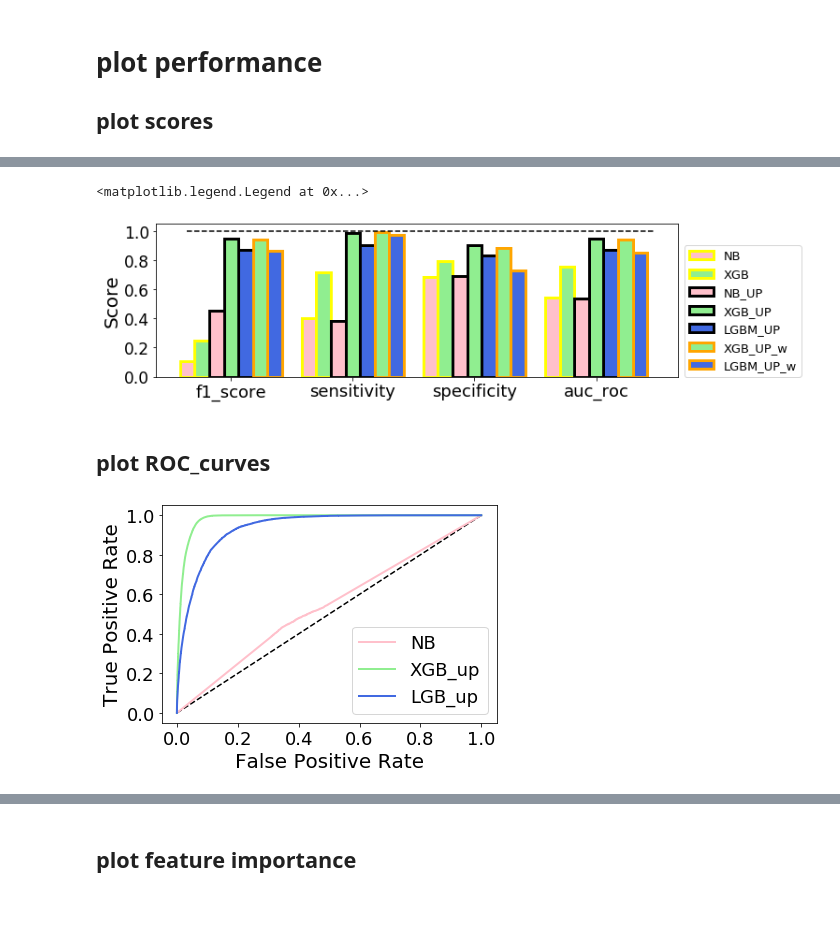
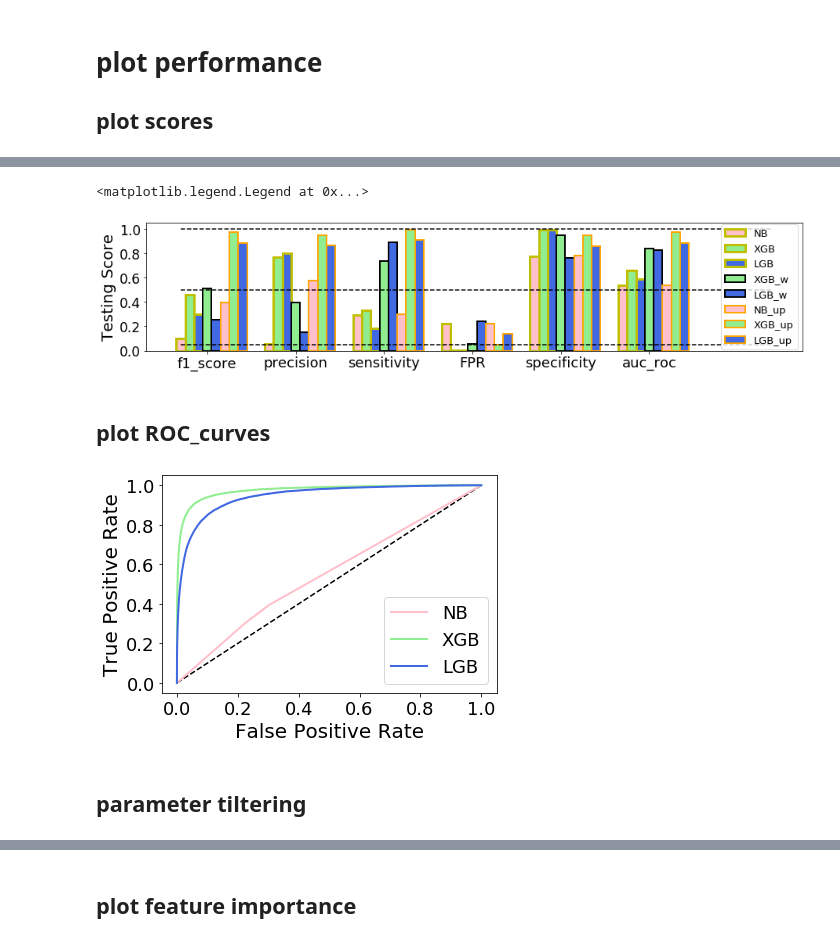
Before and after one commit to Shunling/Insight_HealthDataScience, a Jupyter notebook: Projects/P3/Add_Diagnosis.ipynb, the cells around one changed output, grey strips where cells are left out. Cells and saved outputs as stored; diff of their text form; code cells hidden in the pictures; blank space fills up the shorter version.

Commit message:
add model tiltering

```diff
--- a/Projects/P3/Add_Diagnosis.ipynb
+++ b/Projects/P3/Add_Diagnosis.ipynb
@@ -398,23 +479,39 @@ models_lgb_utt_w, scores_lgb_utt_w = cv(Xuptrain,yuptrain,model_lgb_w)
+# %%
+nb = [scores_nb[k][0] for k in scores_nb]
+xgb = [scores_xgb[k][0] for k in scores_xgb]
+lgb = [scores_lgb[k][0] for k in scores_lgb]
+
+xgb_w = [scores_xgb_w[k][0] for k in scores_xgb_w]
+lgb_w = [scores_lgb_w[k][0] for k in scores_lgb_w]
+
+nb_utt = [scores_nb_utt[k][0] for k in scores_nb_utt]
+xgb_utt = [scores_xgb_utt[k][0] for k in scores_xgb_utt]
+lgb_utt = [scores_lgb_utt[k][0] for k in scores_lgb_utt]
 # %%
-fig = plt.figure(figsize=(10,3))
-w = 0.12
-x = np.array([0,1,2,3])
+fig = plt.figure(figsize=(15,3))
+w = 0.1
+x = np.array([0,1,2,3,4,5])
 
-plt.bar(x,nb, label = 'NB',color = 'pink',width=w, edgecolor = 'yellow',linewidth=3)
-plt.bar(x+w, xgb, label = 'XGB',color = 'lightgreen',width=w,edgecolor = 'yellow',linewidth=3)
-plt.bar(x+2*w, nb_up, label = 'NB_UP',color = 'pink',width=w,edgecolor = 'black',linewidth=3)
-plt.bar(x+3*w, xgb_up,label = 'XGB_UP',color='lightgreen',width=w,edgecolor = 'black',linewidth=3)
-plt.bar(x+4*w, lgb_up,label = 'LGBM_UP',color='royalblue',width=w,edgecolor = 'black',linewidth=3)
-plt.bar(x+5*w, xgb_up_w,label = 'XGB_UP_w',color='lightgreen',width=w,edgecolor = 'orange',linewidth=3)
-plt.bar(x+6*w, lgb_up_w,label = 'LGBM_UP_w',color='royalblue',width=w,edgecolor = 'orange',linewidth=3)
-plt.hlines(1,0,3+7*w,linestyles='dashed')
-plt.xticks(x+3*w,['f1_score','sensitivity','specificity','auc_roc'],fontsize=18)
+plt.bar(x,nb, label = 'NB',color = 'pink',width=w, edgecolor = 'y',linewidth=3)
+plt.bar(x+w, xgb, label = 'XGB',color = 'lightgreen',width=w,edgecolor = 'y',linewidth=3)
+plt.bar(x+2*w, lgb, label = 'LGB',color = 'royalblue',width=w,edgecolor = 'y',linewidth=3)
+
+plt.bar(x+3*w, xgb_w, label = 'XGB_w',color = 'lightgreen',width=w,edgecolor = 'black',linewidth=2)
+plt.bar(x+4*w, lgb_w,label = 'LGB_w',color='royalblue',width=w,edgecolor = 'black',linewidth=2)
+
+plt.bar(x+5*w, nb_utt,label = 'NB_up',color='pink',width=w,edgecolor = 'orange',linewidth=2)
+plt.bar(x+6*w, xgb_utt,label = 'XGB_up',color='lightgreen',width=w,edgecolor = 'orange',linewidth=2)
+plt.bar(x+7*w, lgb_utt,label = 'LGB_up',color='royalblue',width=w,edgecolor = 'orange',linewidth=2)
+plt.hlines(1,0,6+7*w,linestyles='dashed')
+plt.hlines(0.5,0,6+7*w,linestyles='dashed')
+plt.hlines(0.05,0,6+7*w,linestyles='dashed')
+plt.xticks(x+3*w,['f1_score','precision','sensitivity','FPR','specificity','auc_roc'],fontsize=18)
 plt.yticks(fontsize=17)
-plt.ylabel('Score',fontsize=20)
-plt.legend(bbox_to_anchor=(1, 0.9), fontsize=13)#prop=dict(weight='bold')
+plt.ylabel('Testing Score',fontsize=20)
+plt.legend(bbox_to_anchor=(1, 1.03), fontsize=13)#prop=dict(weight='bold')
 # %% [output]
 <matplotlib.legend.Legend at 0x...>
-[figure, old version]
+[figure, new version]
 # %% [markdown]
 ## plot ROC_curves
 # %%
@@ -441,6 +538,8 @@ def plot_roc_curves(curves,colors,labels):
 
     plt.show()
 # %%
-plot_roc_curves([nb_curve,xbg_curve,lgb_curve],['pink','lightgreen','royalblue'],['NB','XGB_up','LGB_up'])
+plot_roc_curves([nb_curve,xbg_curve,lgb_curve],['pink','lightgreen','royalblue'],['NB','XGB','LGB'])
 # %% [output]
-[figure, old version]
+[figure, new version]
+# %% [markdown]
+## parameter tiltering
```
Also changed, not shown: parts of 21 cells of this notebook.
